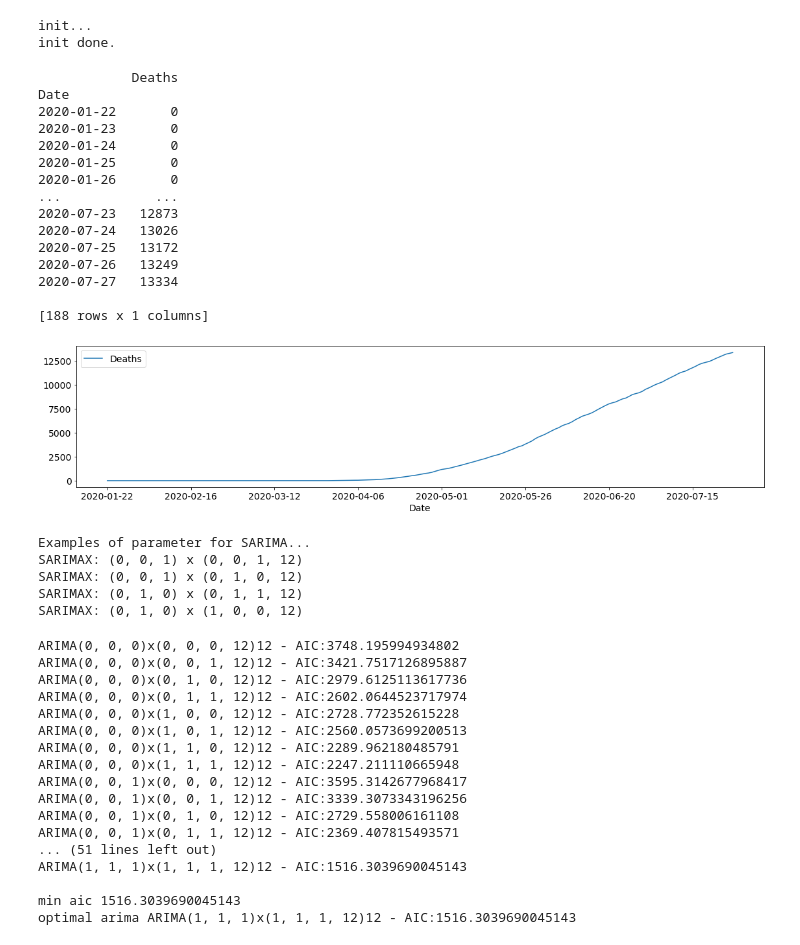
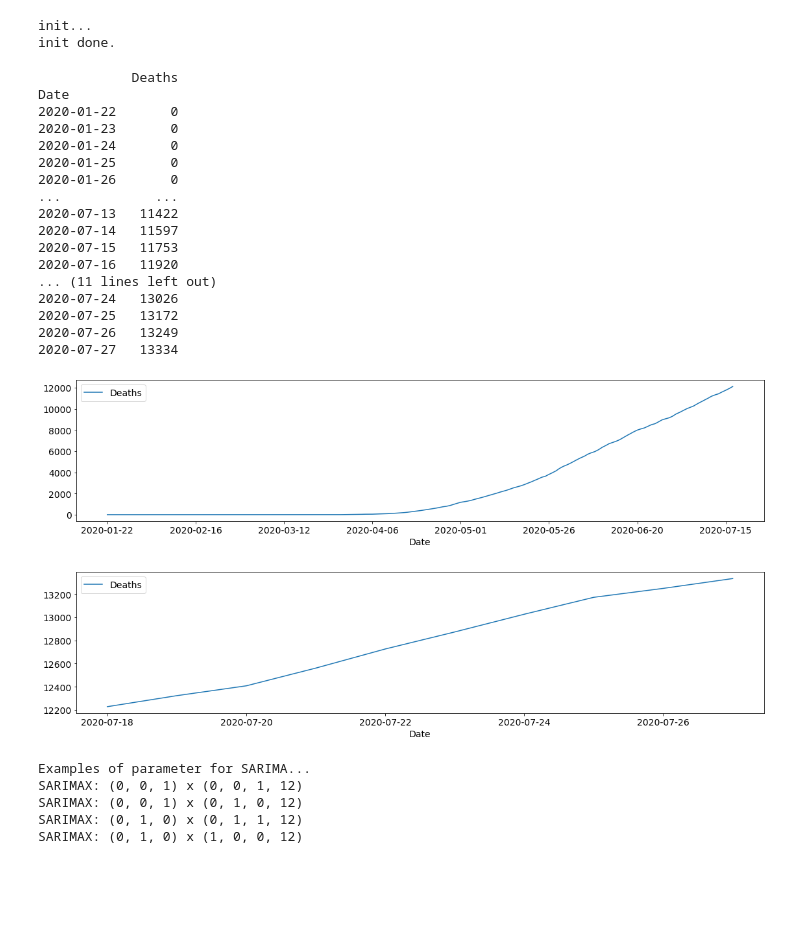
Before and after one commit to Machalkas/ts-covid, a Jupyter notebook: TS.ipynb, the cells around one changed output. Drawn from its saved outputs; the diff is of its cells as text; code cells hidden in the pictures; blank space fills up the shorter version.

```diff
--- a/TS.ipynb
+++ b/TS.ipynb
@@ -19,30 +19,38 @@ plt.rc("font", size=14)
 # %%
 data=pd.read_csv("data/full_grouped.csv")
 data=data.loc[data['Country/Region'] == "Russia"]
 data.drop("Country/Region",1, inplace=True)
 data.drop("WHO Region",1, inplace=True)
 y=data.loc[:,["Date","Deaths"]]
 y=y.set_index(["Date"])
+y2=y.copy()
+y2=y2[-10:]
+y=y[:-10]
 print(y)
+print(y2)
 y.plot(figsize=(19,4))
+y2.plot(figsize=(19,4))
 plt.show()
 # %% [output]
             Deaths
 Date
 2020-01-22       0
 2020-01-23       0
 2020-01-24       0
 2020-01-25       0
 2020-01-26       0
 ...            ...
-2020-07-23   12873
+2020-07-13   11422
+2020-07-14   11597
+2020-07-15   11753
+2020-07-16   11920
+... (11 lines left out)
 2020-07-24   13026
 2020-07-25   13172
 2020-07-26   13249
 2020-07-27   13334
-
-[188 rows x 1 columns]
-[figure, old version]
+[figure, new version]
+[figure, added]
 # %%
 p = d = q = range(0, 2)
 pdq = list(itertools.product(p, d, q))
@@ -58,39 +66,3 @@ SARIMAX: (0, 0, 1) x (0, 0, 1, 12)
 SARIMAX: (0, 0, 1) x (0, 1, 0, 12)
 SARIMAX: (0, 1, 0) x (0, 1, 1, 12)
 SARIMAX: (0, 1, 0) x (1, 0, 0, 12)
-# %%
-arima=""
-min_aic=9**10
-min_arima=""
-for param in pdq:
-    for param_seasonal in seasonal_pdq:
-        try:
-            mod = sm.tsa.statespace.SARIMAX(y,order=param,seasonal_order=param_seasonal,enforce_stationarity=False,enforce_invertibility=False)
-            results = mod.fit()
-            arima+='ARIMA{}x{}12 - AIC:{}'.format(param,param_seasonal,results.aic)+"\n"
-            if results.aic<min_aic:
-                min_aic=results.aic
-                min_arima='ARIMA{}x{}12 - AIC:{}'.format(param,param_seasonal,results.aic)
-        except:
-            continue
-print(arima)
-print("min aic",min_aic)
-print("optimal arima", min_arima)
-# %% [output]
-ARIMA(0, 0, 0)x(0, 0, 0, 12)12 - AIC:3748.195994934802
-ARIMA(0, 0, 0)x(0, 0, 1, 12)12 - AIC:3421.7517126895887
-ARIMA(0, 0, 0)x(0, 1, 0, 12)12 - AIC:2979.6125113617736
-ARIMA(0, 0, 0)x(0, 1, 1, 12)12 - AIC:2602.0644523717974
-ARIMA(0, 0, 0)x(1, 0, 0, 12)12 - AIC:2728.772352615228
-ARIMA(0, 0, 0)x(1, 0, 1, 12)12 - AIC:2560.0573699200513
-ARIMA(0, 0, 0)x(1, 1, 0, 12)12 - AIC:2289.962180485791
-ARIMA(0, 0, 0)x(1, 1, 1, 12)12 - AIC:2247.211110665948
-ARIMA(0, 0, 1)x(0, 0, 0, 12)12 - AIC:3595.3142677968417
-ARIMA(0, 0, 1)x(0, 0, 1, 12)12 - AIC:3339.3073343196256
-ARIMA(0, 0, 1)x(0, 1, 0, 12)12 - AIC:2729.558006161108
-ARIMA(0, 0, 1)x(0, 1, 1, 12)12 - AIC:2369.407815493571
-... (51 lines left out)
-ARIMA(1, 1, 1)x(1, 1, 1, 12)12 - AIC:1516.3039690045143
-
-min aic 1516.3039690045143
-optimal arima ARIMA(1, 1, 1)x(1, 1, 1, 12)12 - AIC:1516.3039690045143
```
Also changed, not shown: parts of 7 cells of this notebook.
